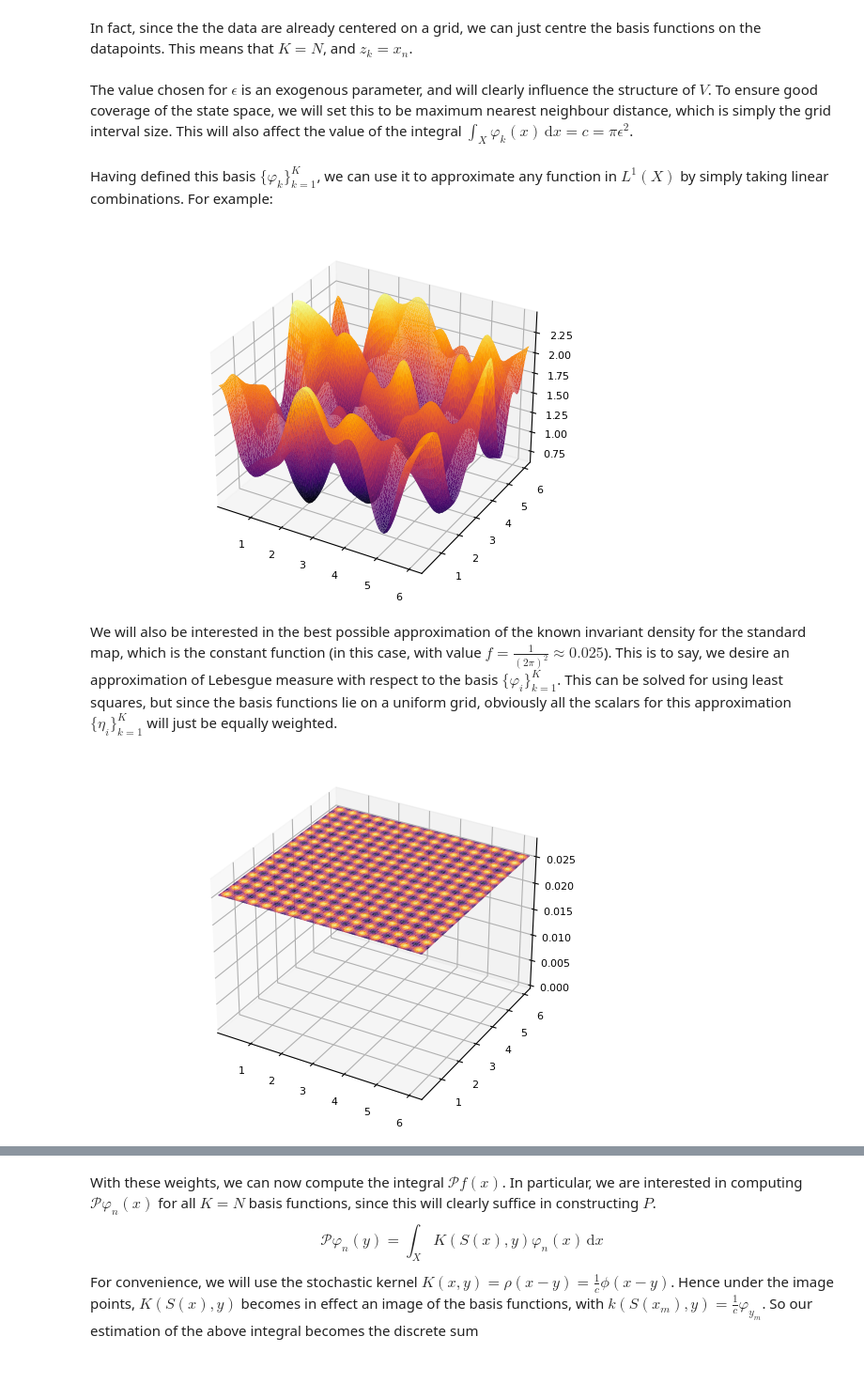
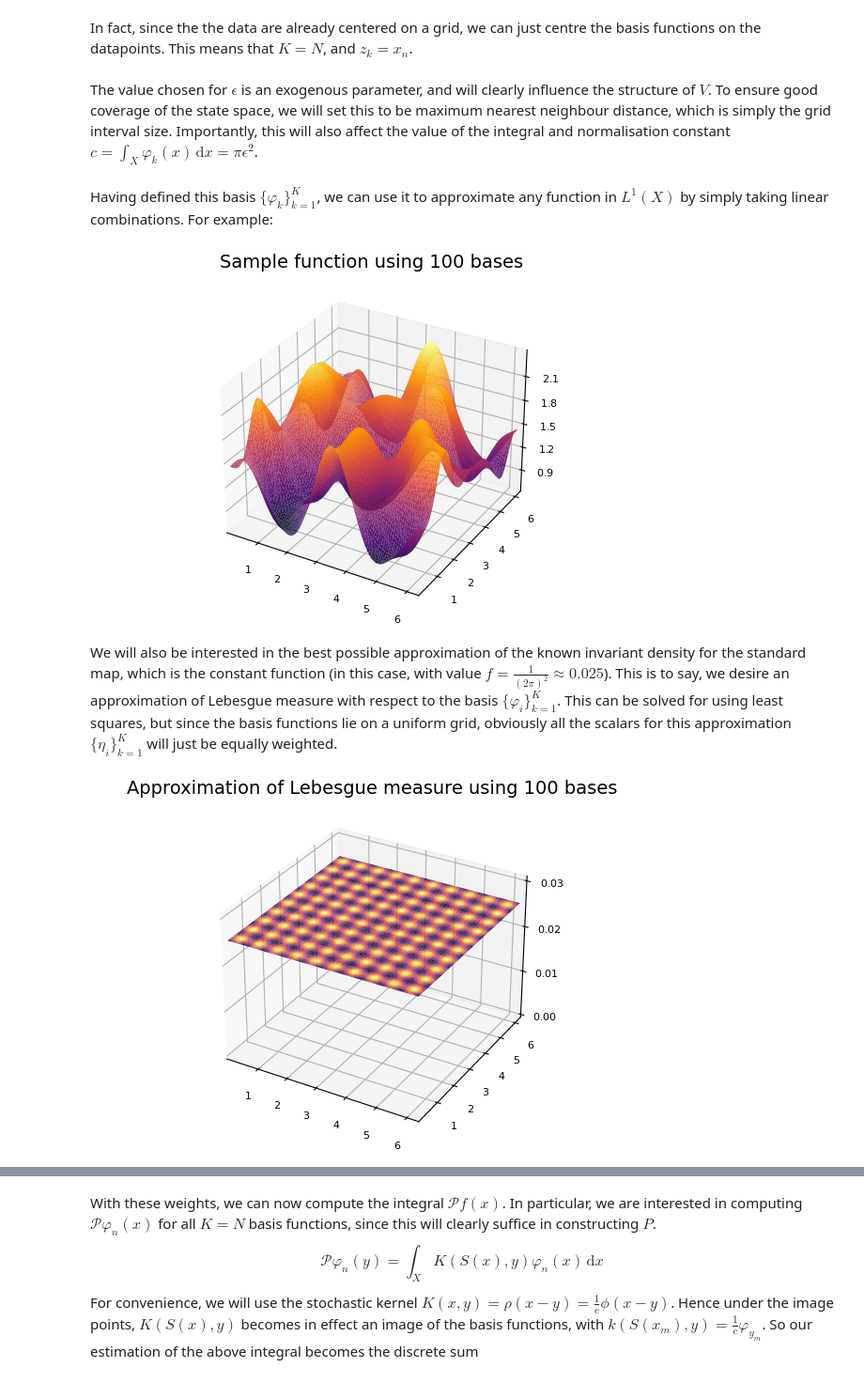
Before and after one commit to rcushen/thesis, a Jupyter notebook: A grid of points, a grid of bases.ipynb, the cells around one changed output, grey strips where cells are left out. Shown at 94% size. Drawn from its saved outputs; the diff is of its cells as text; code cells hidden in the pictures.

```diff
--- a/A grid of points, a grid of bases.ipynb
+++ b/A grid of points, a grid of bases.ipynb
@@ -24,7 +24,7 @@ where $a$ is a parameter which controls the 'amount of chaos'. For the moment we
 # %% [markdown]
 In this setup, we have access to $S$. This means we can compute the images of whichever points $x \in X$ we like. For reasons which will later become clear, we will simply take a grid of data points.
 # %%
-sample_grid_size = 15;
+sample_grid_size = 10;
 sample_size = sample_grid_size ^ 2;
 s = creategrid(0, range, sample_grid_size);
 # %%
@@ -66,7 +66,7 @@ basis_locs = X;
 n_bases = sample_size;
 basis_grid_size = sample_grid_size;
 # %% [markdown]
-The value chosen for $\epsilon$ is an exogenous parameter, and will clearly influence the structure of $V$. To ensure good coverage of the state space, we will set this to be maximum nearest neighbour distance, which is simply the grid interval size. This will also affect the value of the integral $\int_X \varphi_k (x) \, \mathrm{d}x = c = \pi \epsilon^2$.
+The value chosen for $\epsilon$ is an exogenous parameter, and will clearly influence the structure of $V$. To ensure good coverage of the state space, we will set this to be maximum nearest neighbour distance, which is simply the grid interval size. Importantly, this will also affect the value of the integral and normalisation constant $c= \int_X \varphi_k (x) \, \mathrm{d}x = \pi \epsilon^2$.
 # %%
 ϵ = range / basis_grid_size;
 c = π * ϵ^2;
@@ -75,9 +75,11 @@ Having defined this basis $\{\varphi_k \}_{k=1}^K$, we can use it to approximate
 # %%
 β = rand(n_bases);
 test_surface = basis_combination(grid, basis_locs, φ, ϵ, β);
-surface(grid[:,1], grid[:,2], test_surface; legend=false)
+surface(grid[:,1], grid[:,2], test_surface;
+    legend=false,
+    title="Sample function using $n_bases bases")
 # %% [output]
-[figure, old version]
+[figure, new version]
 # %% [markdown]
 We will also be interested in the best possible approximation of the known invariant density for the standard map, which is the constant function (in this case, with value $f = \frac{1}{(2\pi)^2} \approx 0.025$). This is to say, we desire an approximation of Lebesgue measure with respect to the basis $\{ \varphi_i \}_{k=1}^K$. This can be solved for using least squares, but since the basis functions lie on a uniform grid, obviously all the scalars for this approximation $\{ \eta_i \}_{k=1}^K$ will just be equally weighted.
 # %%
@@ -86,8 +88,10 @@ basis_surface_integral = (range)^2 * sum(basis_surface) / n_gridpoints;
 η = ones(n_bases) / basis_surface_integral;
 # %%
 approximate_invariant_density= basis_combination(grid, basis_locs, φ, ϵ, η);
-surface(grid[:,1], grid[:,2], approximate_invariant_density; legend=false)
-zlims!(0,maximum(approximate_invariant_density)*1.1)
+surface(grid[:,1], grid[:,2], approximate_invariant_density;
+    legend=false,
+    title="Approximation of Lebesgue measure using $n_bases bases",
+    zlims=(0, maximum(approximate_invariant_density)*1.2))
 # %% [output]
-[figure, old version]
+[figure, new version]
 # %% [markdown]
```
Also changed, not shown: parts of 39 cells of this notebook.
